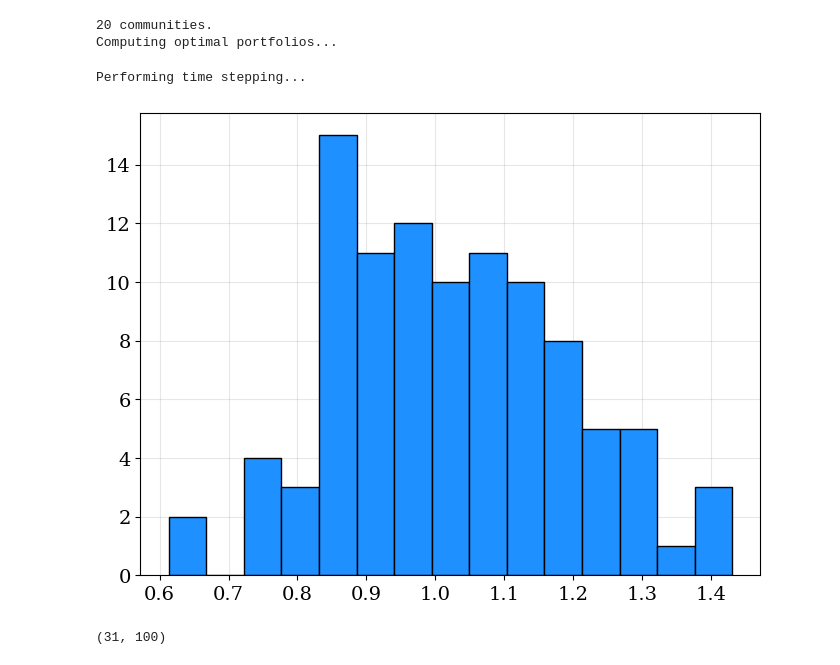
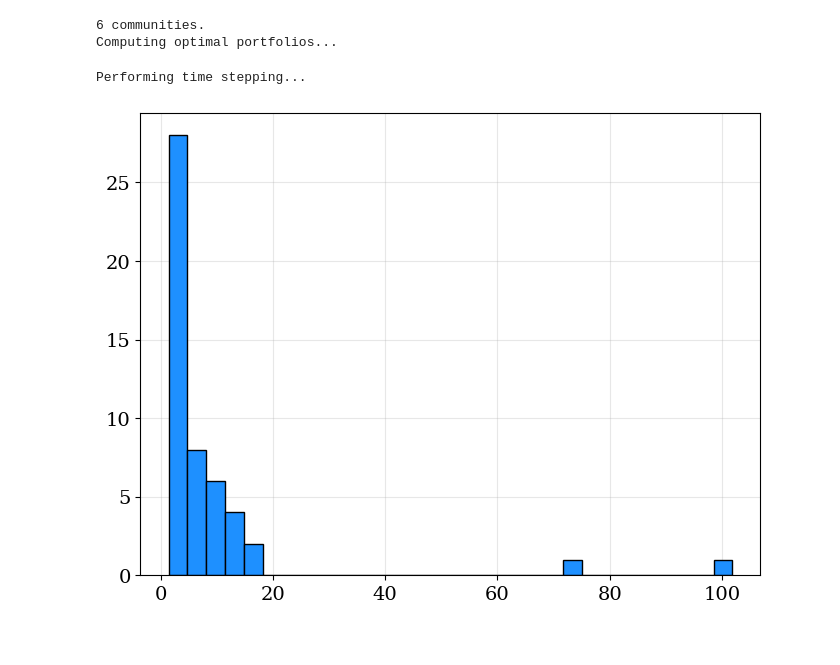
Before and after one commit to charlesaugdupont/poverty-trap, a Jupyter notebook: Network.ipynb, the cells around one changed output. Cells and saved outputs as stored; diff of their text form; code cells hidden in the pictures.

```diff
--- a/Network.ipynb
+++ b/Network.ipynb
@@ -30,20 +33,3 @@ if USE_TEX:
 else:
     plt.rc("text", usetex=False)
 plt.rc("font", family="serif")
-# %%
-W, I, communities, gamma_pos, success = simulation(NUM_AGENTS=100,
-                                                   STEPS=30,
-                                                   PROJECT_COST=0.5)
-# %% [output]
-20 communities.
-Computing optimal portfolios...
-Performing time stepping...
-# %%
-plt.hist(W[1], bins=15, color="dodgerblue", edgecolor="k")
-plt.show()
-# %% [output]
-[figure, removed]
-# %%
-W.shape
-# %% [output]
-(31, 100)
@@ -50,3 +38,22 @@ W.shape
+# %%
+W, I, communities, gamma_pos, success, allocations, C = simulation(
+
+    NUM_AGENTS=50,
+    STEPS=30,
+    PROJECT_COST=0.1,
+    graph=g,
+    seed=123
+
+)
+# %% [output]
+6 communities.
+Computing optimal portfolios...
+Performing time stepping...
+# %%
+plt.hist(W[-1], bins=30, color="dodgerblue", edgecolor="k")
+plt.show()
+# %% [output]
+[figure, added]
 # %%
 for i in range(W.shape[1]):
     plt.plot(W[:,i])
```
Also changed, not shown: parts of 4 cells of this notebook, 1 other file.
